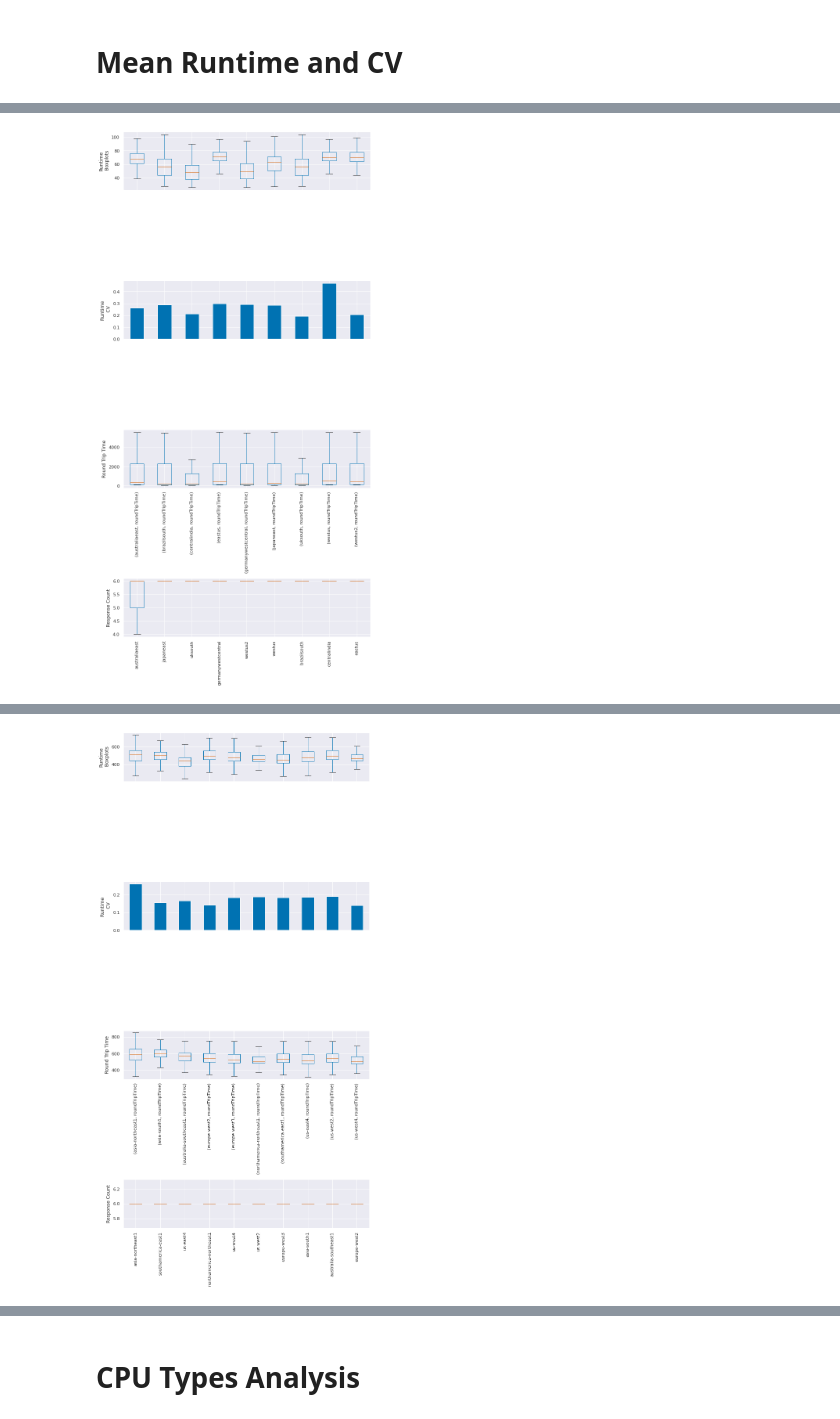
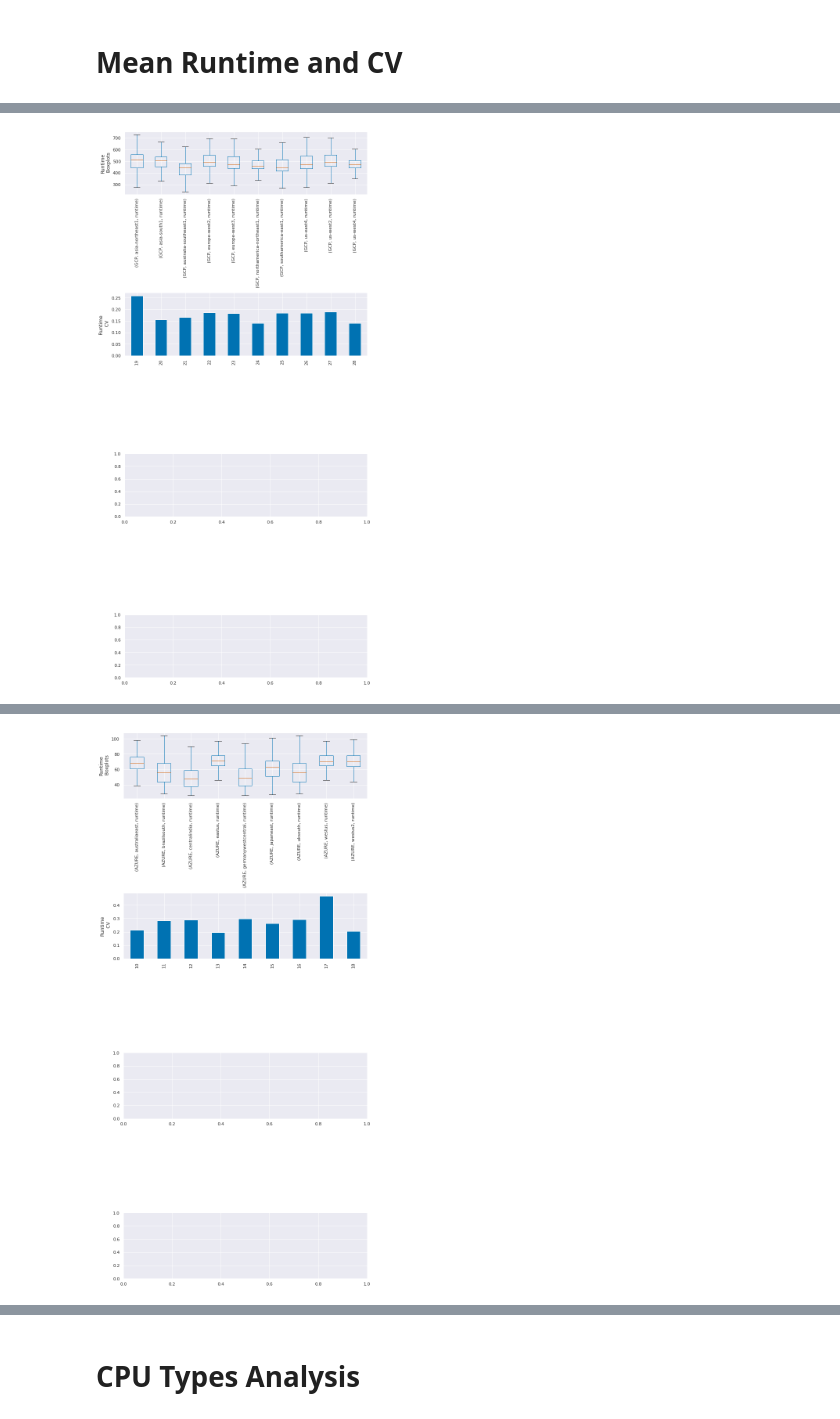
Before and after one commit to l8518/geot-faas, a Jupyter notebook: 020_region_analysis.ipynb, the cells around one changed output, grey strips where cells are left out. Cells and saved outputs as stored; diff of their text form; code cells hidden in the pictures.

```diff
--- a/020_region_analysis.ipynb
+++ b/020_region_analysis.ipynb
@@ -34,3 +74,5 @@ for index, row in provider_region_mg_df.iterrows():
         provider_region_mapping[f"({provider}, {region}, {measure_group})"] = {'region': region, 'measure group': measure_group, 'provider': provider}
 # %% [markdown]
 # Mean Runtime and CV
+# %%
+cov_df = df.groupby( ['provider', 'region'], observed=True)['runtime'].apply(utils.cov)
@@ -37,43 +103,38 @@ for index, row in provider_region_mg_df.iterrows():
 # %%
-cov_df = df.groupby( ['measure group', 'provider', 'region'], observed=True)['runtime'].apply(utils.cov).reset_index(name='Runtime CV').set_index(['provider', 'region'])
-# cov_df = cov_df.sort_values(by=['measure group', 'provider', 'region'])
-
-# TODO: Fix the issue with plotting.
-
-for provider in cov_df.index.get_level_values('provider').unique():
-    fig, axes = plt.subplots(figsize=(10,20), nrows=4, frameon=False, sharex=True)
+for provider in set(cov_df['provider']):
+    SHAREX = False
+    fig, axes = plt.subplots(figsize=(10,20), nrows=4, frameon=False, sharex=SHAREX)
 
     # Runtime
-    bxdf = df[['provider', 'region', 'runtime']][df['provider'] == provider].groupby(['region'], observed=True)
-    utils.boxplot(axes[0], bxdf, "Runtime\n Boxplots", lambda x: x, 90)
+    bxdf = df[['provider', 'region', 'runtime']][df['provider'] == provider].groupby(['provider','region'], observed=True)
+    utils.boxplot(axes[0], bxdf, "Runtime\n Boxplots", lambda x: x, rot=90, sharex=SHAREX)
 
     # COV
-    cov_provider = cov_df[cov_df.index.isin([provider], level='provider')]
-    cov_provider = cov_provider.reset_index().set_index('region')
-    cov_provider.plot(kind='bar', ax=axes[1], sharex=True)
+    cov_provider = cov_df[cov_df['provider'] == provider]
+    cov_provider.plot(kind='bar', ax=axes[1], sharex=SHAREX)
     axes[1].get_legend().remove()
     axes[1].set_ylabel('Runtime \n CV')
 
-    # Round Trip Time
-    rtt_df = df[['provider', 'region', 'roundTripTime']][df['provider'] == provider].groupby(['region'], observed=True)
-    utils.boxplot(axes[2], rtt_df, 'Round Trip Time', lambda x: x, 90)
+#     # Round Trip Time
+#     rtt_df = df[['provider', 'region', 'roundTripTime']][df['provider'] == provider].groupby(['region'], observed=True)
+#     utils.boxplot(axes[2], rtt_df, 'Round Trip Time', lambda x: x, rot=90, sharex=SHAREX)
 
-    # resp df
-    resp_df = df[df['provider'] == provider].groupby( ['provider', 'region', 'driver_invocation'], observed=True).size().reset_index(name='counts')
-    df_boxplot = resp_df[['provider', 'region', 'counts']].sort_values(by=['provider']).groupby(['region'], observed=True)
-    ax = utils.boxplot(axes[3], df_boxplot, 'Response Count', utils.tick_get_1st, 90)
+#     # resp df
+#     resp_df = df[df['provider'] == provider].groupby( ['provider', 'region', 'driver_invocation'], observed=True).size().reset_index(name='counts')
+#     df_boxplot = resp_df[['provider', 'region', 'counts']].groupby(['provider', 'region'], observed=True)
+#     ax = utils.boxplot(axes[3], df_boxplot, 'Response Count', lambda x: x, rot=90, sharex=SHAREX)
 
-    region_name_ax = ax
+#     region_name_ax = ax
 
     # Set Region Names
 
     labels = []
-    for tick in region_name_ax.get_xticklabels():
-        key = f"({provider}, {tick.get_text()})"
-        mapping = provider_region_mapping[key]
-        region = mapping['region']
-        measure_group = mapping['measure group']
-        labels.append(f"{measure_group}\n({region})")
+#     for tick in region_name_ax.get_xticklabels():
+#         key = f"({provider}, {tick.get_text()})"
+#         mapping = provider_region_mapping[key]
+#         region = mapping['region']
+#         measure_group = mapping['measure group']
+#         labels.append(f"{measure_group}\n({region})")
 
     # region_name_ax.get_legend().remove()
     # region_name_ax.set_xticklabels(labels)
@@ -106,2 +167,2 @@ AZURE
-[figure, old version]
+[figure, new version]
 boxplot
@@ -124,2 +185,2 @@ GCP
-[figure, old version]
+[figure, new version]
 boxplot
```
Also changed, not shown: parts of 11 cells of this notebook, 4 other files.
